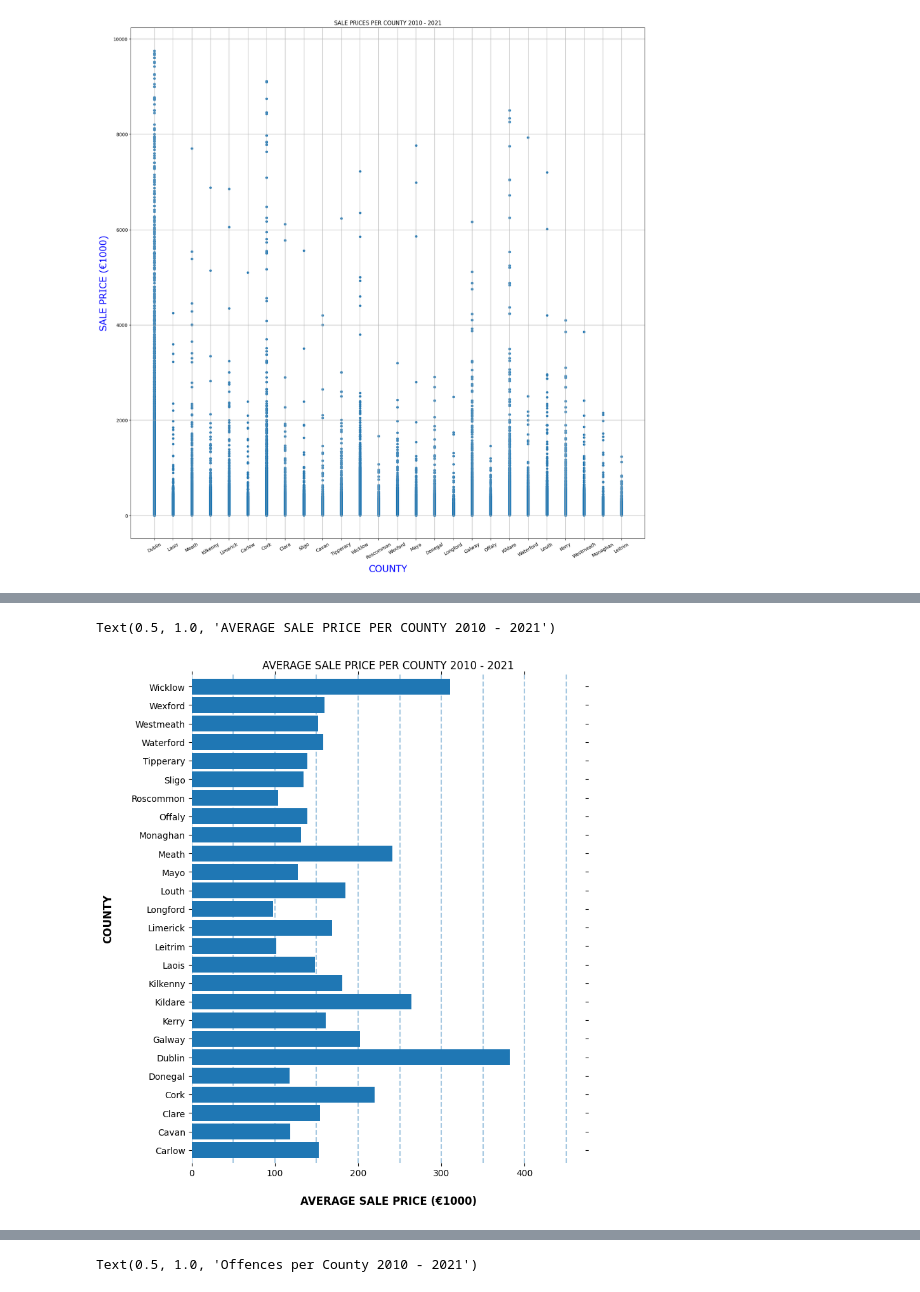
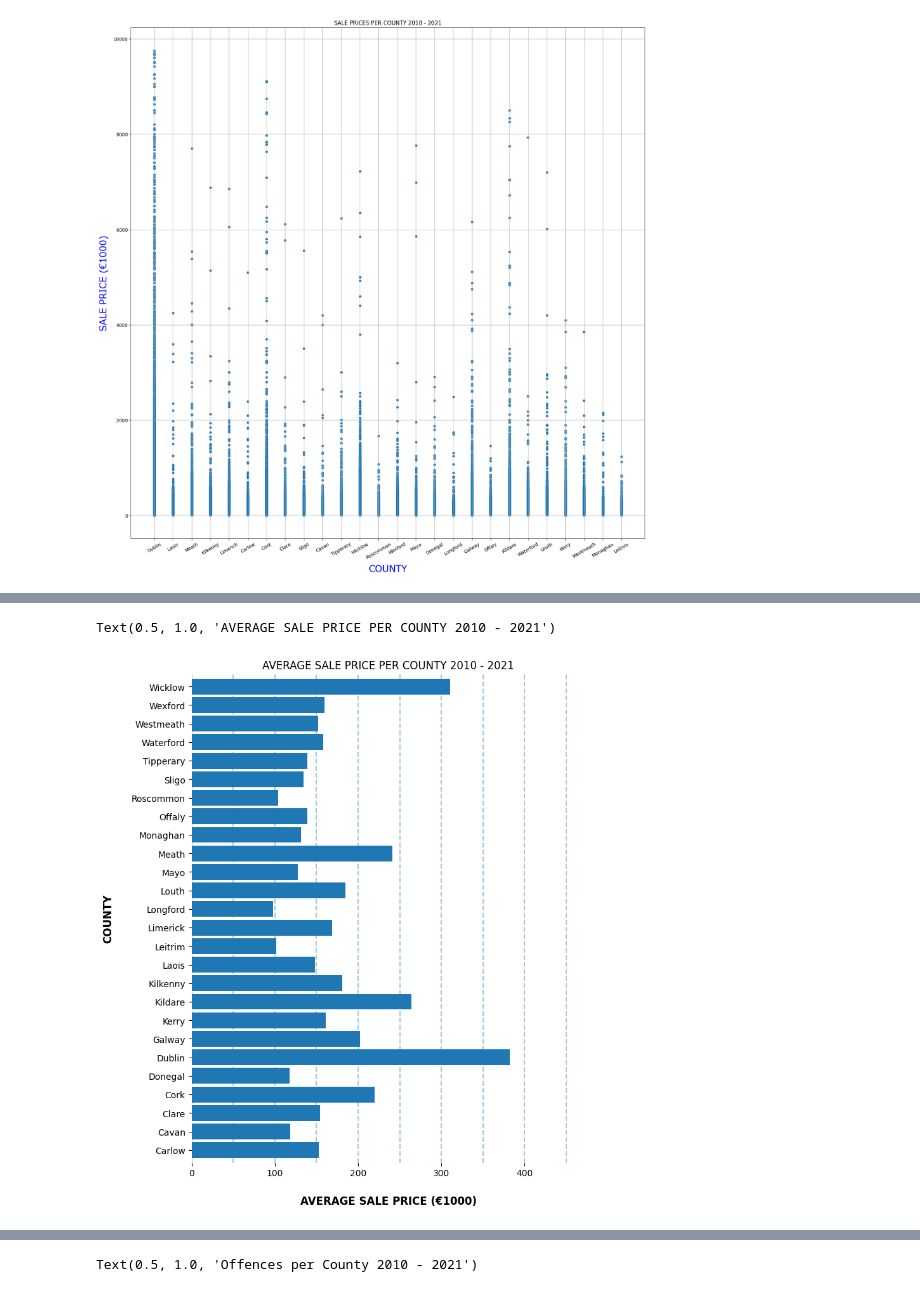
Before and after one commit to AdamL-DSG42/MachineLearningPortfolio, a Jupyter notebook: CrimeAffectOnPropertyPrice.ipynb, the cells around one changed output, grey strips where cells are left out. Saved outputs shown, nothing was run; the diff lists cells and outputs as text; code cells hidden in the pictures.

```diff
--- a/CrimeAffectOnPropertyPrice.ipynb
+++ b/CrimeAffectOnPropertyPrice.ipynb
@@ -462,25 +502,22 @@ Display a horizontal bar chart showing the average sale price per county between
 # %%
 horizontal_bar = altered_df.groupby('COUNTY')['SALE_PRICE (€1000)'].mean()
-horizontal_bar.plot(kind="barh")
 
-ax = horizontal_bar.plot(kind='barh', figsize=(8, 10), zorder=2, width=0.85)
+ax = horizontal_bar.plot(kind='barh', figsize=(8, 10), width=0.85)
 
 ax.spines['right'].set_visible(False)
 ax.spines['top'].set_visible(False)
 ax.spines['left'].set_visible(False)
 ax.spines['bottom'].set_visible(False)
 
-ax.tick_params(axis="both", which="both", bottom="off", top="off", labelbottom="on", left="off", right="off", labelleft="on")
-
 vals = ax.get_xticks()
 for tick in vals:
-    ax.axvline(x=tick, linestyle='dashed', alpha=0.4, zorder=1)
+    ax.axvline(x=tick, linestyle='dashed', alpha=0.4)
 
 ax.set_xlabel("AVERAGE SALE PRICE (€1000)", labelpad=20, weight='bold', size=12)
 
 ax.set_ylabel("COUNTY", labelpad=20, weight='bold', size=12)
 
 ax.set_title("AVERAGE SALE PRICE PER COUNTY 2010 - 2021")
 # %% [output]
 Text(0.5, 1.0, 'AVERAGE SALE PRICE PER COUNTY 2010 - 2021')
-[figure, old version]
+[figure, new version]
```
Also changed, not shown: parts of 24 cells of this notebook.
